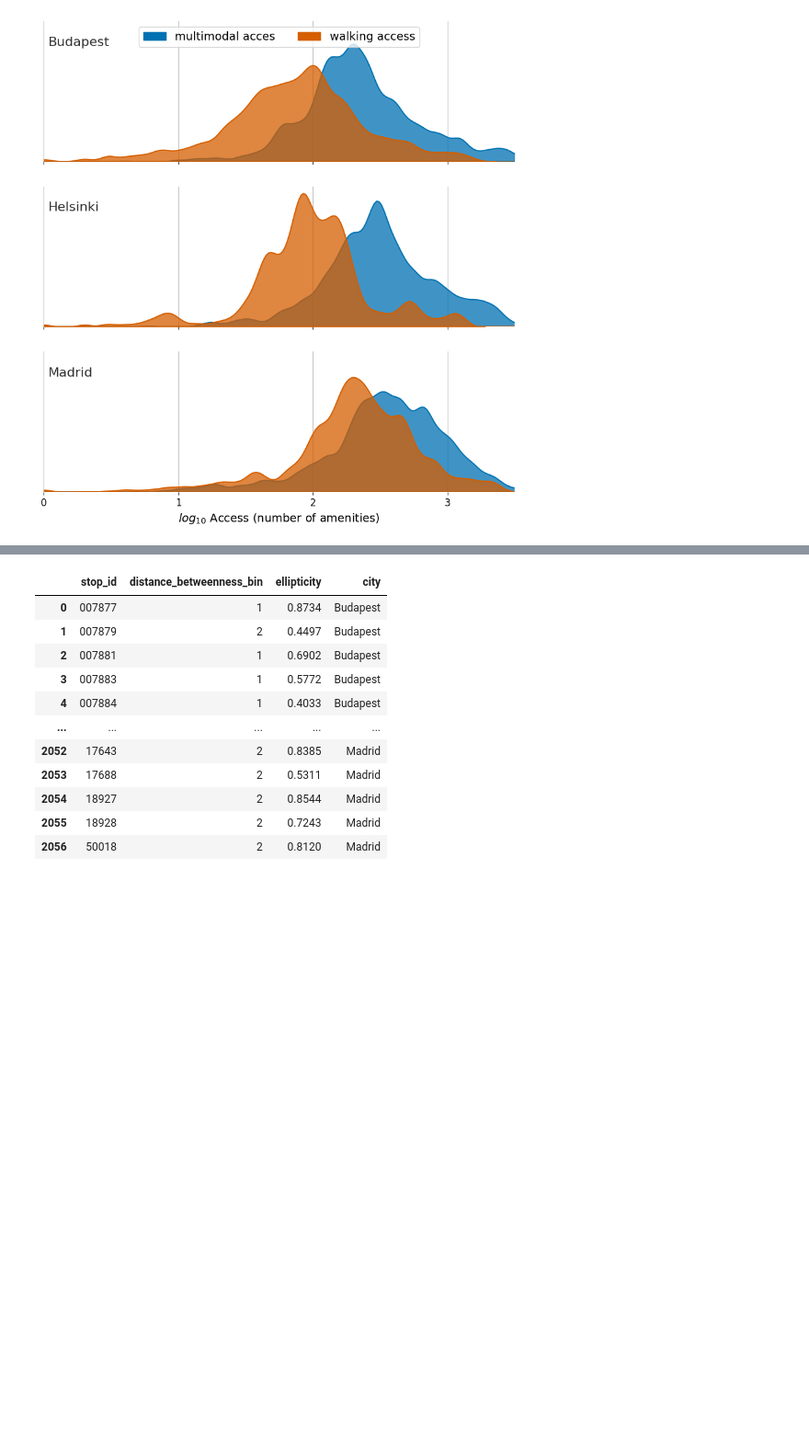
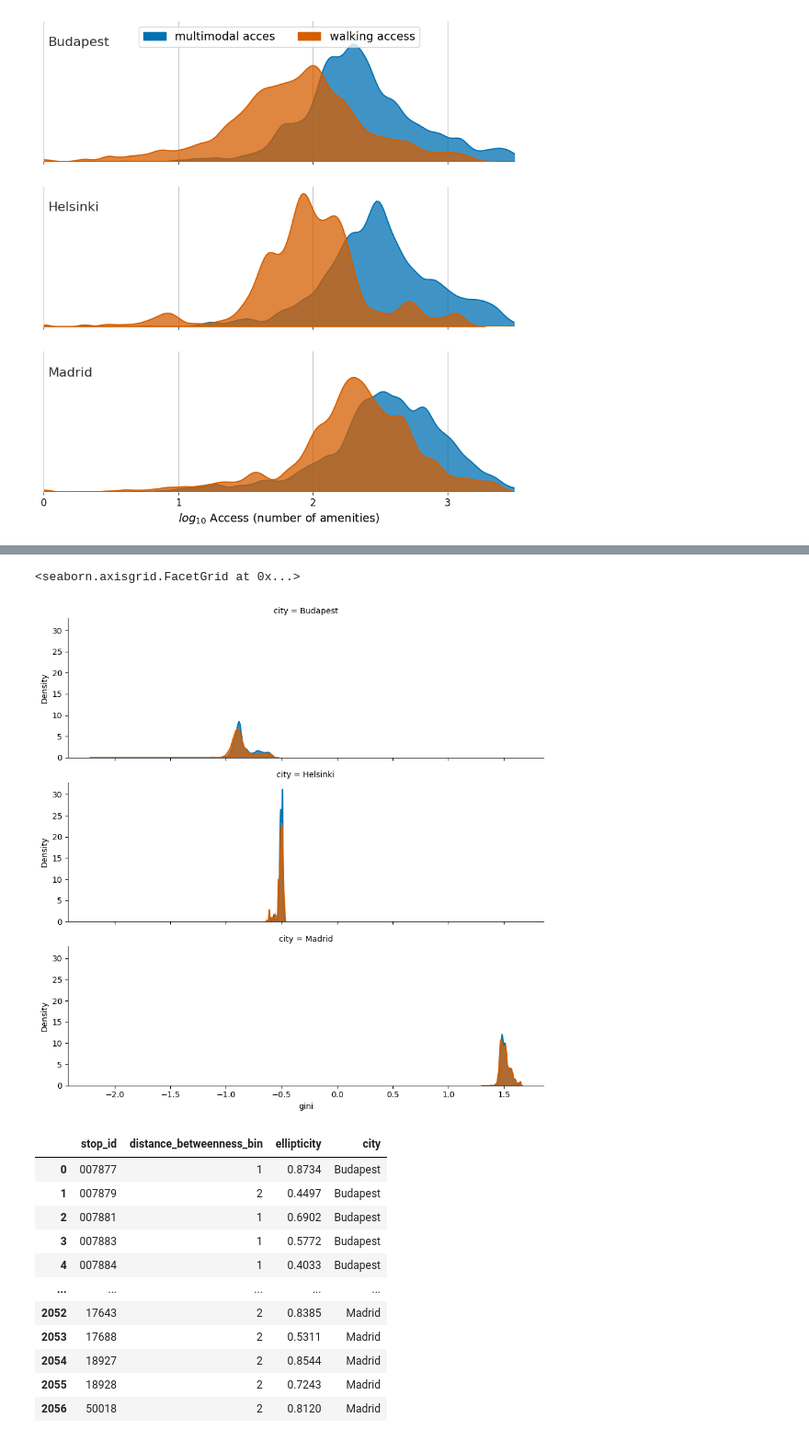
Before and after one commit to ANETILab/public_transport_in_the_15minute_city, a Jupyter notebook: notebooks/plot_accessibility_distribution.ipynb, the cells around one changed output, grey strips where cells are left out. Shown at 92% size. Saved outputs shown, nothing was run; the diff lists cells and outputs as text; code cells hidden in the pictures; blank space fills up the shorter version.

```diff
--- a/notebooks/plot_accessibility_distribution.ipynb
+++ b/notebooks/plot_accessibility_distribution.ipynb
@@ -151,0 +167,13 @@ for i in ["png", "svg", "pdf"]:
+# %%
+def prepare_gini_for_plotting(budapest: pd.DataFrame, helsinki: pd.DataFrame, madrid: pd.DataFrame) -> pd.DataFrame:
+    result = pd.DataFrame()
+    for t in ["multimodal", "walk15"]:
+        for d, city in zip([budapest, helsinki, madrid], ["Budapest", "Helsinki", "Madrid"]):
+            temp = d[["stop_id", f"gini_{t}"]].copy()
+            temp["city"] = city
+            temp["type"] = t
+            temp = temp.rename(columns={f"gini_{t}": "gini"})
+            result = pd.concat([result, temp])
+
+    result["gini"] = result["gini"].apply(np.log10)
+    return result
@@ -152,3 +235,11 @@ for i in ["png", "svg", "pdf"]:
+# %%
+g = sns.FacetGrid(mmm, row="city", hue="type", aspect=3, height=3, palette=["#0071b2", "#d55e00"], legend_out=True)
+g.map(sns.kdeplot, "gini",
+      bw_adjust=.5, clip_on=True,
+      fill=True, alpha=0.75, linewidth=1.5, legend=True,)
+# %% [output]
+<seaborn.axisgrid.FacetGrid at 0x...>
+[figure, added]
 # %%
 
 bud["distance_betweenness_bin"] = pd.qcut(np.log10(bud["distance_betweenness"]).tolist(), 2, labels=["1", "2"])
```
Also changed, not shown: parts of 6 cells of this notebook, 9 other files.
